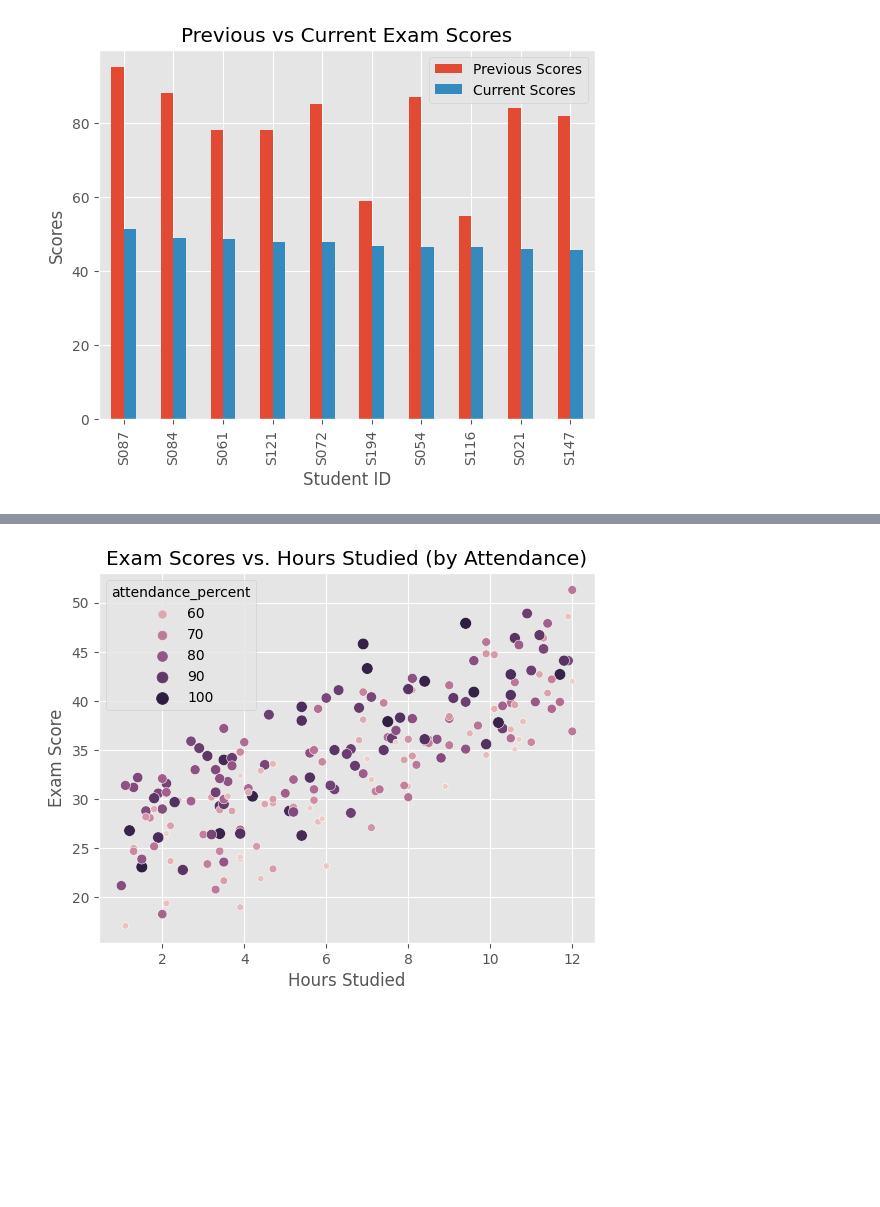
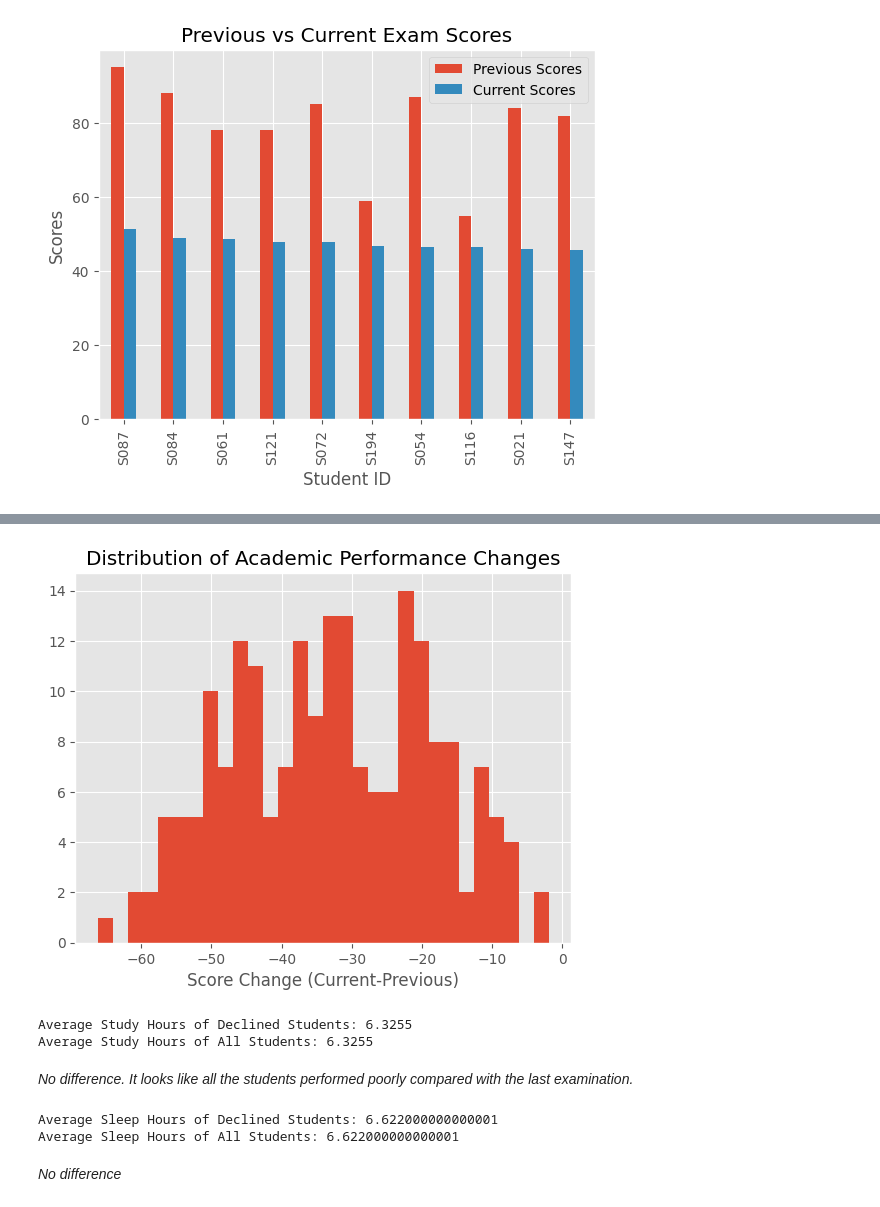
Before and after one commit to BaSalami01/student-academic-performance-analysis, a Jupyter notebook: student-academic-performance-analysis.ipynb, the cells around one changed output, grey strips where cells are left out. Drawn from its saved outputs; the diff is of its cells as text; code cells hidden in the pictures; blank space fills up the shorter version.

Commit message:
Kaggle Notebook | Student Academic Performance Analysis | Finished version

```diff
--- a/student-academic-performance-analysis.ipynb
+++ b/student-academic-performance-analysis.ipynb
@@ -231,12 +279,11 @@ plt.show()
-# %%
-ax = sns.scatterplot(x='hours_studied',
-                     y='exam_score',
-                     hue='attendance_percent',
-                     size='attendance_percent',
-                     data=df)
-ax.set_title('Exam Scores vs. Hours Studied (by Attendance)')
-ax.set_xlabel('Hours Studied')
-ax.set_ylabel('Exam Score')
-plt.show()
-# %% [output]
-[figure, removed]
+# %%
+# Look into the academic performance of the current and previous exams
+df['score_change'] = df['exam_score'] - df['previous_scores']
+
+# Visualise performance changes
+df['score_change'].hist(bins=30)
+plt.title('Distribution of Academic Performance Changes')
+plt.xlabel('Score Change (Current-Previous)')
+plt.show()
+# %% [output]
+[figure, added]
@@ -242,0 +293,18 @@ plt.show()
+# %%
+# Compare
+print("Average Study Hours of Declined Students:", declined['hours_studied'].mean())
+print("Average Study Hours of All Students:", df['hours_studied'].mean())
+# %% [output]
+Average Study Hours of Declined Students: 6.3255
+Average Study Hours of All Students: 6.3255
+# %% [markdown]
+*No difference. It looks like all the students performed poorly compared with the last examination.*
+# %%
+# Further comparisons
+print("Average Sleep Hours of Declined Students:", declined['sleep_hours'].mean())
+print("Average Sleep Hours of All Students:", df['sleep_hours'].mean())
+# %% [output]
+Average Sleep Hours of Declined Students: 6.622000000000001
+Average Sleep Hours of All Students: 6.622000000000001
+# %% [markdown]
+*No difference*
```
Also changed, not shown: parts of 29 cells of this notebook.
